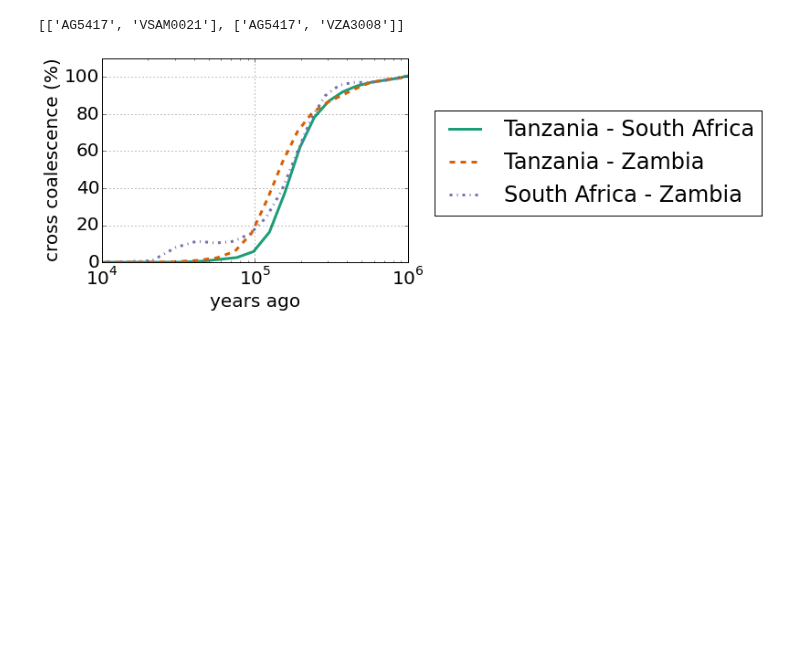
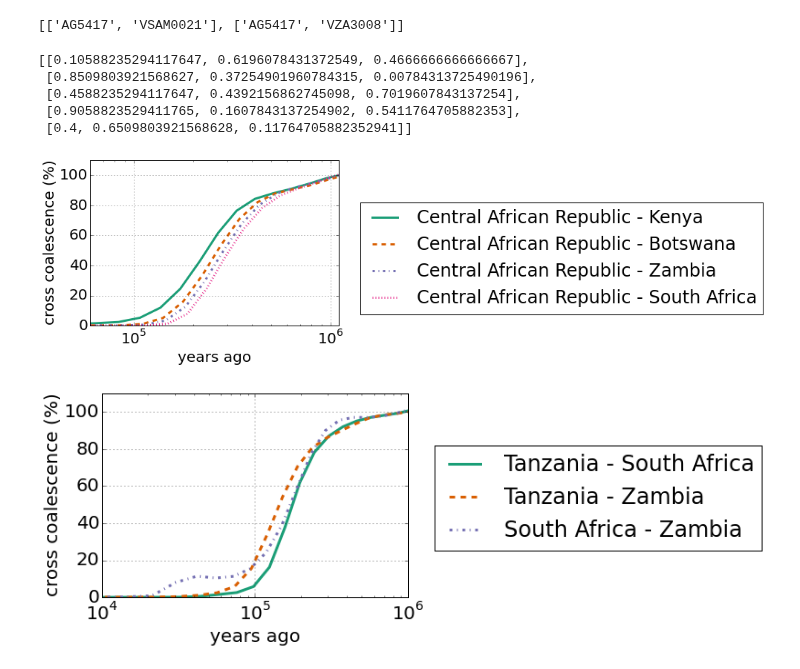
Before and after one commit to peterdfields/hs_vervet, a Jupyter notebook: notebooks/20160314_UG_msmc.ipynb, the cells around one changed output. Cells and saved outputs as stored; diff of their text form; code cells hidden in the pictures; blank space fills up the shorter version.

```diff
--- a/notebooks/20160314_UG_msmc.ipynb
+++ b/notebooks/20160314_UG_msmc.ipynb
@@ -546,9 +544,35 @@ cross_coal_s.plot?
 # %%
 import colorbrewer
 # %%
-colors = [[i/255. for i in j] for j in colorbrewer.Dark2[3]]
+colors = [[i/255. for i in j] for j in colorbrewer.Dark2[5]]
+# %%
+colors
+# %% [output]
+[[0.10588235294117647, 0.6196078431372549, 0.4666666666666667],
+ [0.8509803921568627, 0.37254901960784315, 0.00784313725490196],
+ [0.4588235294117647, 0.4392156862745098, 0.7019607843137254],
+ [0.9058823529411765, 0.1607843137254902, 0.5411764705882353],
+ [0.4, 0.6509803921568628, 0.11764705882352941]]
 # %%
-styles = ["-","--","-."]
+styles = ["-","--","-.",":"]
+# %%
+for ids,c,s in zip([aet_tan_pyg_tuples[1]]+tan_cyn_pys_tuples[::-1],colors,styles):
+    cross_coal_s = get_cross_coal_midpoint(*ids)['cross_coal']*100.
+    cross_coal_s.index = cross_coal_s.index*generation_time/mu
+    cross_coal_s.name = " - ".join(mt.ix[list(ids)]["country"].values)
+    cross_coal_s.plot(legend=True,linewidth=3,style=s,color=c)
+ax = plt.gca()
+ax.set_xlim([60000,1100000])
+ax.set_ylim([0,110])
+ax.set_xscale('log')
+l = ax.get_legend()
+l.set_bbox_to_anchor((1.05, 0.8))
+ax.set_xlabel("years ago")
+ax.set_ylabel("cross coalescence (%)")
+
+plt.savefig(jn(manuscript_dir2,"supplement/figures","msmc2_tan_cyn_pyg.pdf"),bbox_inches='tight',transparent=True)
+# %% [output]
+[figure, added]
 # %%
 for ids,c,s in zip(pyg_cyn_split_tuples,colors,styles):
     cross_coal_s = get_cross_coal_midpoint(*ids)['cross_coal']*100.
```
Also changed, not shown: parts of 2 cells of this notebook, 3 other files.
